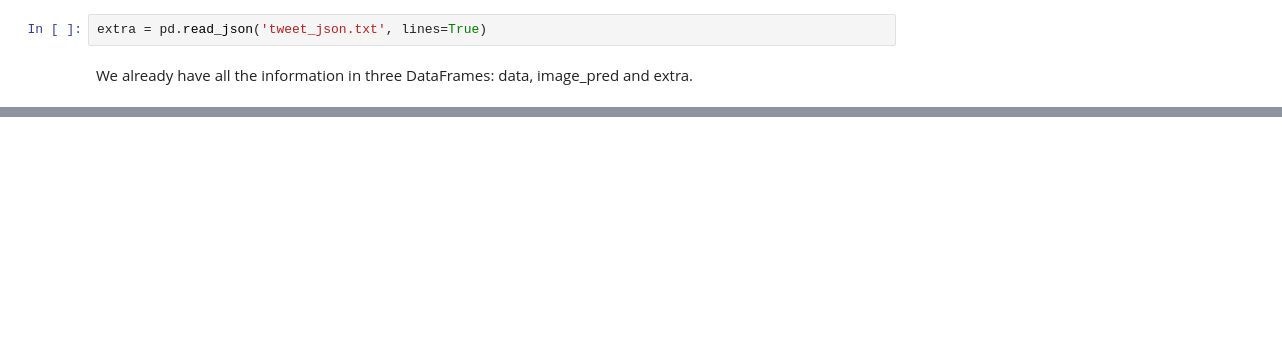
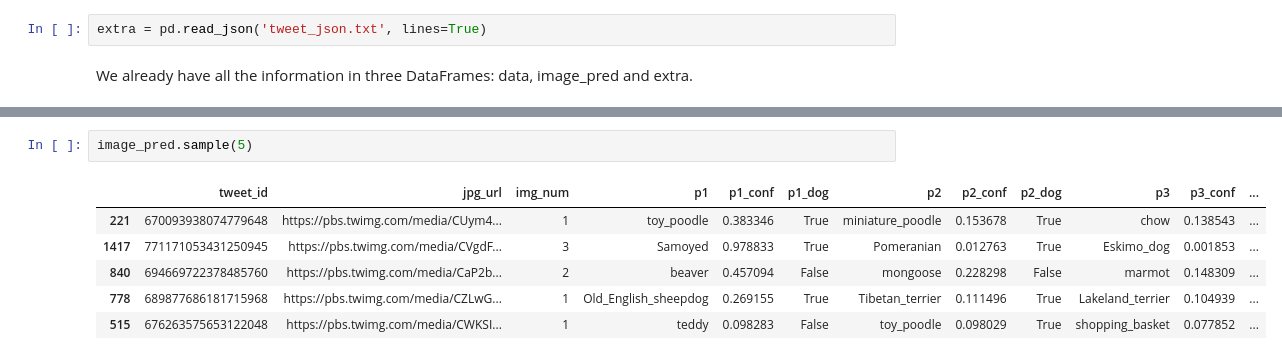
Before and after one commit to cnegrelli/Data_Wrangling_Project, a Jupyter notebook: wrangle_act.ipynb, the cells around one changed output, grey strips where cells are left out. Cells and saved outputs as stored; diff of their text form; blank space fills up the shorter version.

```diff
--- a/wrangle_act.ipynb
+++ b/wrangle_act.ipynb
@@ -84,0 +182,9 @@ We already have all the information in three DataFrames: data, image_pred and ex
+# %%
+image_pred.sample(5)
+# %% [output]
+|  | tweet_id | jpg_url | img_num | p1 | p1_conf | p1_dog | p2 | p2_conf | p2_dog | p3 | p3_conf | ... |
+| 221 | 670093938074779648 | https://pbs.twimg.com/media/CUym4... | 1 | toy_poodle | 0.383346 | True | miniature_poodle | 0.153678 | True | chow | 0.138543 | ... |
+| 1417 | 771171053431250945 | https://pbs.twimg.com/media/CVgdF... | 3 | Samoyed | 0.978833 | True | Pomeranian | 0.012763 | True | Eskimo_dog | 0.001853 | ... |
+| 840 | 694669722378485760 | https://pbs.twimg.com/media/CaP2b... | 2 | beaver | 0.457094 | False | mongoose | 0.228298 | False | marmot | 0.148309 | ... |
+| 778 | 689877686181715968 | https://pbs.twimg.com/media/CZLwG... | 1 | Old_English_sheepdog | 0.269155 | True | Tibetan_terrier | 0.111496 | True | Lakeland_terrier | 0.104939 | ... |
+| 515 | 676263575653122048 | https://pbs.twimg.com/media/CWKSI... | 1 | teddy | 0.098283 | False | toy_poodle | 0.098029 | True | shopping_basket | 0.077852 | ... |
```
Also changed, not shown: parts of 19 cells of this notebook.
